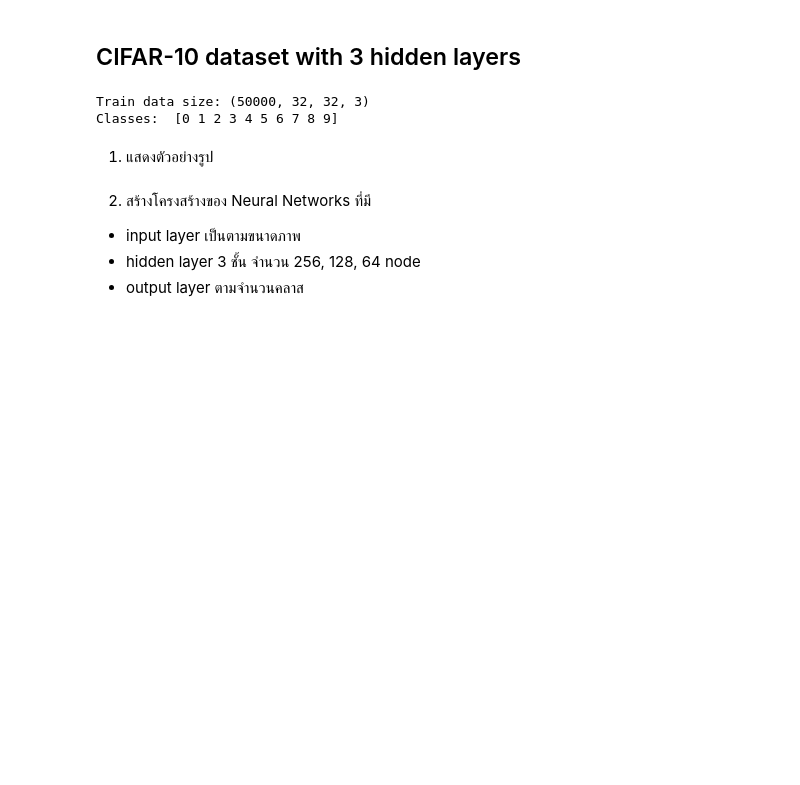
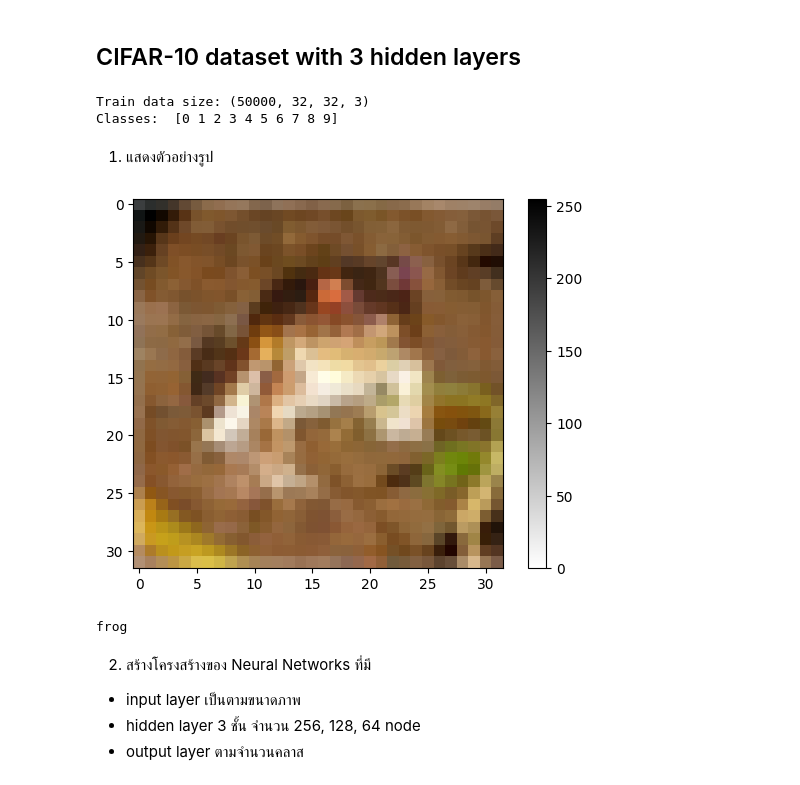
Before and after one commit to rattawitdev/PROGRAMMING-FOR-DATA-SCIENCE, a Jupyter notebook: Assignment5/Ass5-ML-65130701717.ipynb, the cells around one changed output. Cells and saved outputs as stored; diff of their text form; code cells hidden in the pictures; blank space fills up the shorter version.

```diff
--- a/Assignment5/Ass5-ML-65130701717.ipynb
+++ b/Assignment5/Ass5-ML-65130701717.ipynb
@@ -121,10 +214,13 @@ Classes:  [0 1 2 3 4 5 6 7 8 9]
 # %% [markdown]
 1. แสดงตัวอย่างรูป
 # %%
-plt.imshow(x_train[...],cmap=plt.cm.binary)
+plt.imshow(x_train[0],cmap=plt.cm.binary)
 plt.colorbar()
 plt.show()
-print(class_names[y_train[...][0]])
+print(class_names[y_train[0][0]])
+# %% [output]
+[figure, added]
+frog
 # %% [markdown]
 2. สร้างโครงสร้างของ Neural Networks ที่มี
 - input layer เป็นตามขนาดภาพ
```
Also changed, not shown: parts of 23 cells of this notebook.
